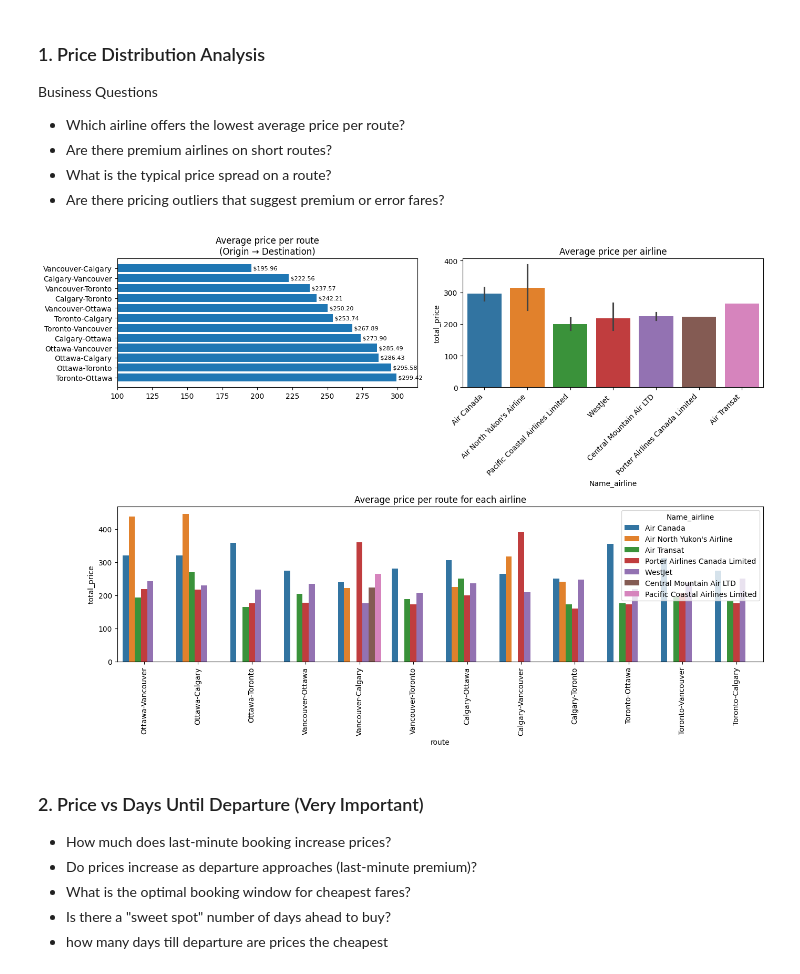
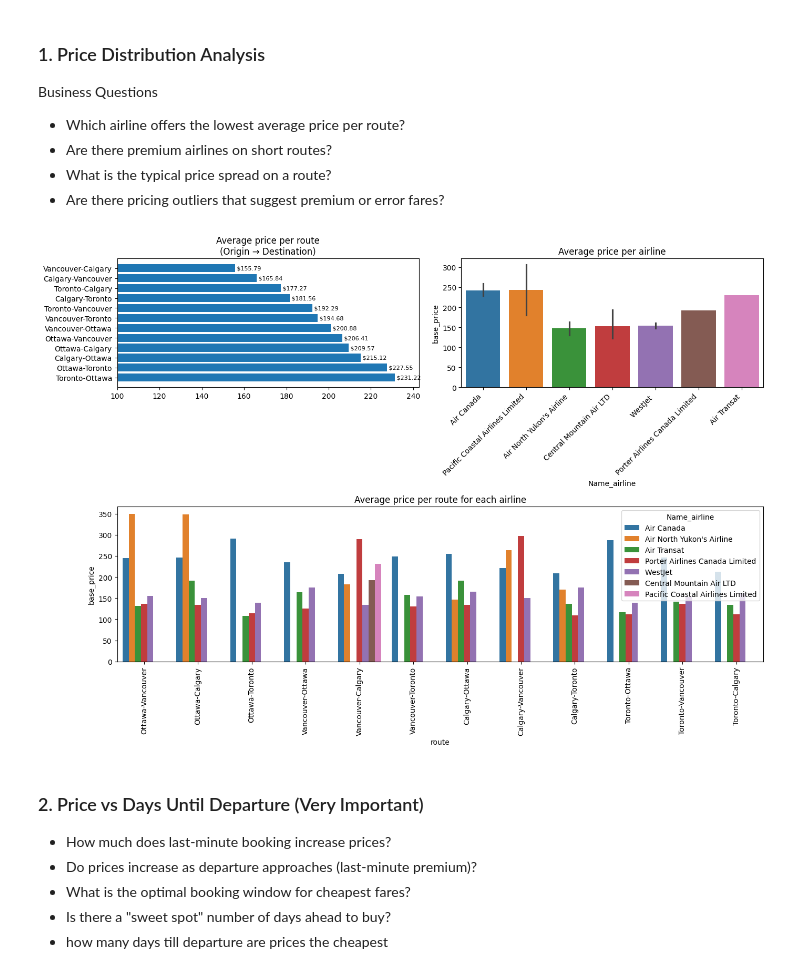
Before and after one commit to sheenamrv/flight-price-prediction-web-app, a Jupyter notebook: data cleaning and eda/eda.ipynb, the cells around one changed output. Saved outputs shown, nothing was run; the diff lists cells and outputs as text; code cells hidden in the pictures.

```diff
--- a/data cleaning and eda/eda.ipynb
+++ b/data cleaning and eda/eda.ipynb
@@ -71,59 +71,61 @@ Business Questions
 - Are there pricing outliers that suggest premium or error fares?
 # %%
 # typcal price spread on a route
-route_df = df.groupby(['origin','City','destination','City_destination'])['total_price'].mean().reset_index()
+route_df = df.groupby(['origin','City','destination','City_destination']).agg(base_price = ('base_price', 'mean'),
+                                                                              flight_count = ('base_price', 'count')
+                                                                              ).reset_index()
 route_df['route'] = route_df['City'] + '-' + route_df['City_destination']
 
 # airline offers the lowest average price
-airline_price =df.groupby('Name_airline')['total_price'].mean().reset_index()
+airline_price =df.groupby('Name_airline')['base_price'].mean().reset_index()
 
 # airline offers the lowest average price per route
-airline_route_price = df.groupby(['origin','City','destination','City_destination','Name_airline'])['total_price'].mean().reset_index()
+airline_route_price = df.groupby(['origin','City','destination','City_destination','Name_airline'])['base_price'].mean().reset_index()
 airline_route_price['route'] = airline_route_price['City'] + '-' + airline_route_price['City_destination']
 # %%
 import warnings
 warnings.filterwarnings("ignore", category=FutureWarning)
 warnings.filterwarnings("ignore", category=UserWarning)
 
-route_sorted = route_df.sort_values('total_price', ascending=False)
+route_sorted = route_df.sort_values('base_price', ascending=False)
 
 fig = plt.figure(figsize=(14, 10))
 gs = fig.add_gridspec(2, 2, height_ratios=[1, 1.2])
 
 # Top-left: average price per route (horizontal bars)
 ax1 = fig.add_subplot(gs[0, 0])
-ax1.barh(route_sorted['route'], route_sorted['total_price'])
+ax1.barh(route_sorted['route'], route_sorted['base_price'])
 
-for idx, val in enumerate(route_sorted['total_price']):
+for idx, val in enumerate(route_sorted['base_price']):
     ax1.text(val, idx, f' ${val:.2f}', ha='left', va='center', fontsize=8)
 
 ax1.set_xlim(left = 100)
 ax1.set_title('Average price per route\n(Origin → Destination)')
 
 # Top-right: average price per airline
 ax2 = fig.add_subplot(gs[0, 1])
-airline_avg = df.groupby('Name_airline')['total_price'].mean().sort_values(ascending=False)
+airline_avg = df.groupby('Name_airline')['base_price'].mean().sort_values(ascending=False)
 # ax2.bar(airline_avg.index, airline_avg.values)
-sns.barplot(data=airline_route_price, x='Name_airline', y='total_price', hue='Name_airline', ax = ax2)
+sns.barplot(data=airline_route_price, x='Name_airline', y='base_price', hue='Name_airline', ax = ax2)
 ax2.set_title('Average price per airline')
 ax2.set_xticklabels(airline_avg.index, rotation=45, ha='right')
 
 # Bottom (wide): average price per route for each airline
 ax3 = fig.add_subplot(gs[1, :])
 sns.barplot(
     data=airline_route_price,
     x='route',
-    y='total_price',
+    y='base_price',
     hue='Name_airline',
     ax=ax3
 )
 ax3.set_title('Average price per route for each airline')
 ax3.set_xticklabels(ax3.get_xticklabels(), rotation=90)
 
 plt.tight_layout()
 plt.show()
 # %% [output]
-[figure, old version]
+[figure, new version]
 # %% [markdown]
 ### 2. Price vs Days Until Departure (Very Important)
 - How much does last-minute booking increase prices?
```
Also changed, not shown: parts of 31 cells of this notebook, 7 other files.
